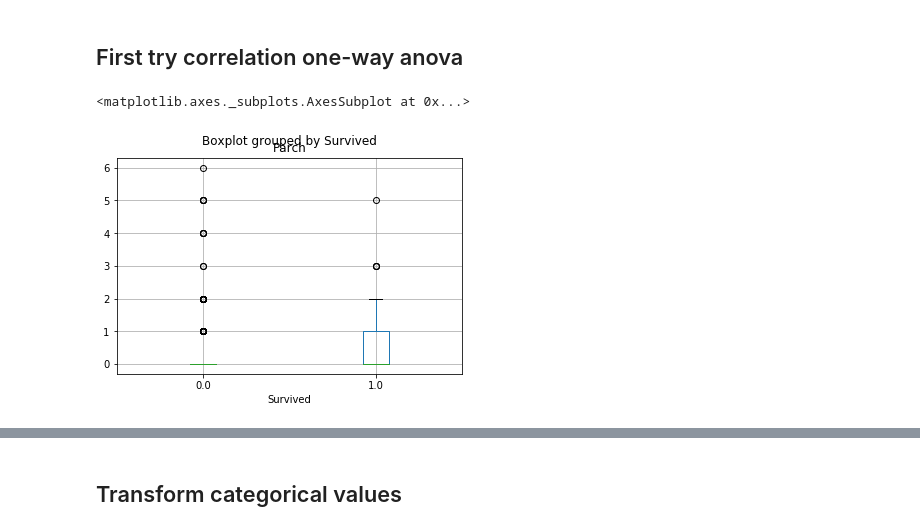
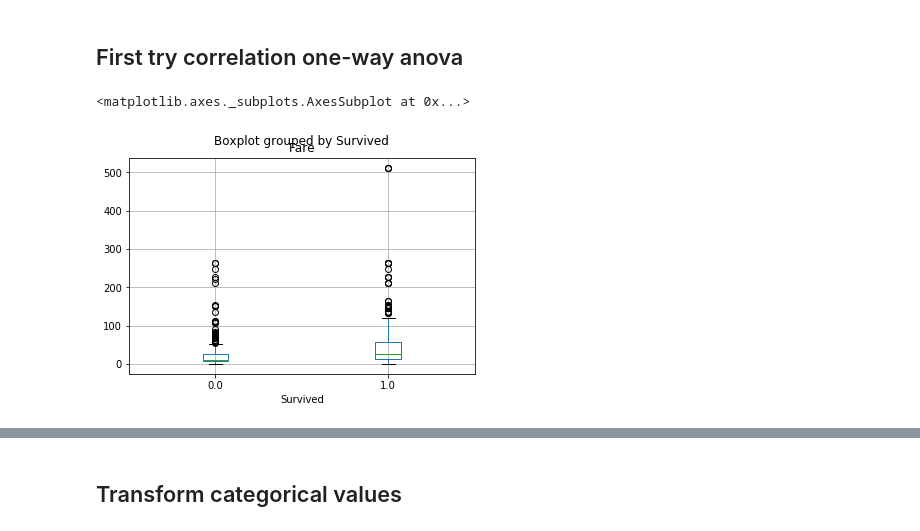
Before and after one commit to AnaRuizS/CSmachineLearning, a Jupyter notebook: Ml_titanic.ipynb, the cells around one changed output, grey strips where cells are left out. Drawn from its saved outputs; the diff is of its cells as text; code cells hidden in the pictures.

```diff
--- a/Ml_titanic.ipynb
+++ b/Ml_titanic.ipynb
@@ -8,11 +8,11 @@ import matplotlib.pyplot as plt
 # %% [markdown]
 # Loading train and test data
 # %%
-train=pd.read_csv('titanic/train.csv')
-test= pd.read_csv('titanic/test.csv')
+train_set=pd.read_csv('titanic/train.csv')
+test_set= pd.read_csv('titanic/test.csv')
 # %%
 # concatenate the two sets to process data equally
-all_titanic= pd.concat([train,test], sort=False)
+all_titanic= pd.concat([train_set,test_set], sort=False)
 # %% [markdown]
 ### Exploring data set for insights
 # %%
@@ -156,9 +156,9 @@ array([[<matplotlib.axes._subplots.AxesSubplot object at 0x...>,
 # %% [markdown]
 ## First try correlation one-way anova
 # %%
-from scipy import stats
-# F,p=stats.f_oneway(strat_train_set[''])
-all_titanic.boxplot("Parch", by ='Survived')
+from scipy import stats as scs
+
+all_titanic.boxplot("Fare", by ='Survived')
 # %% [output]
 <matplotlib.axes._subplots.AxesSubplot at 0x...>
-[figure, old version]
+[figure, new version]
```
Also changed, not shown: parts of 17 cells of this notebook.
